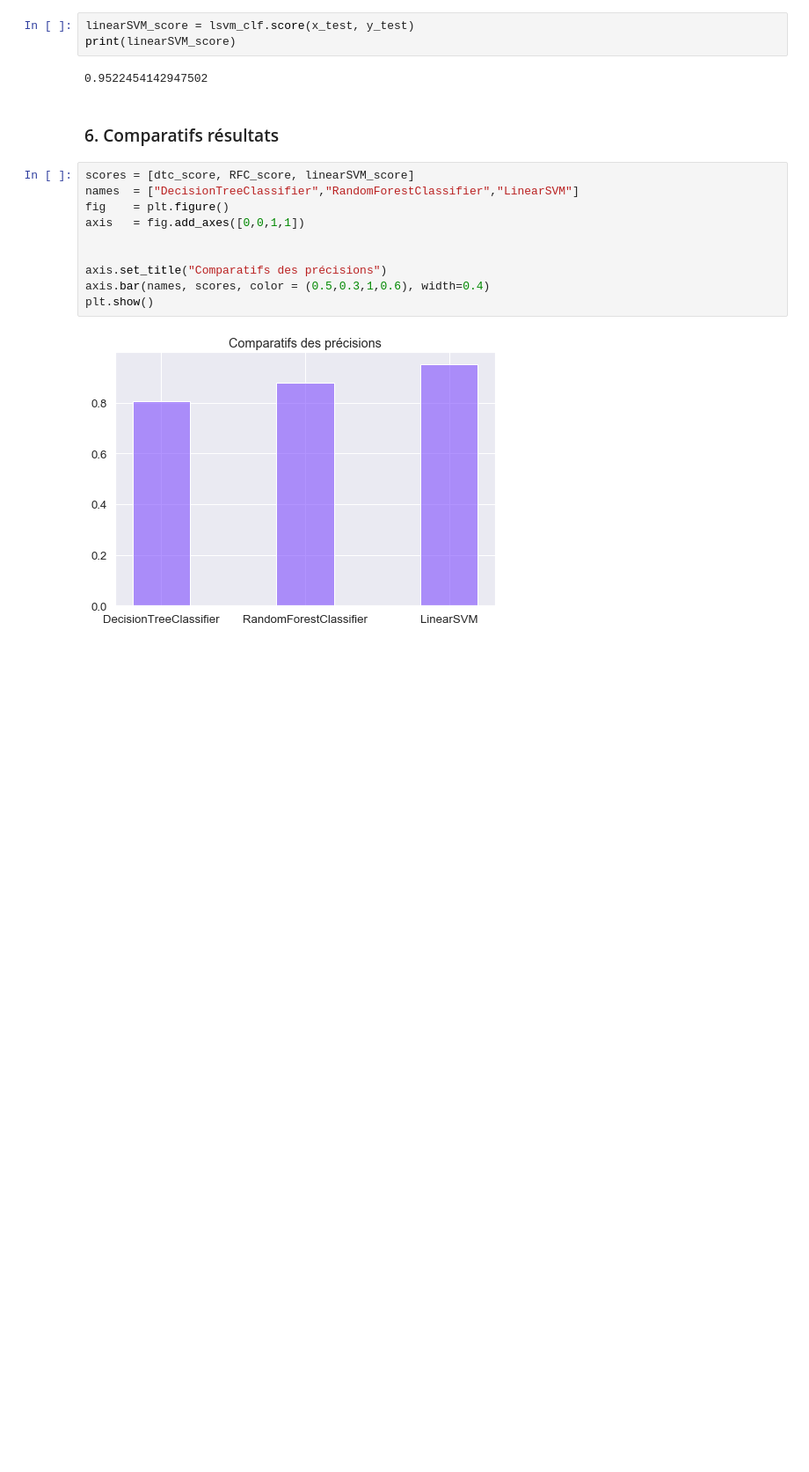
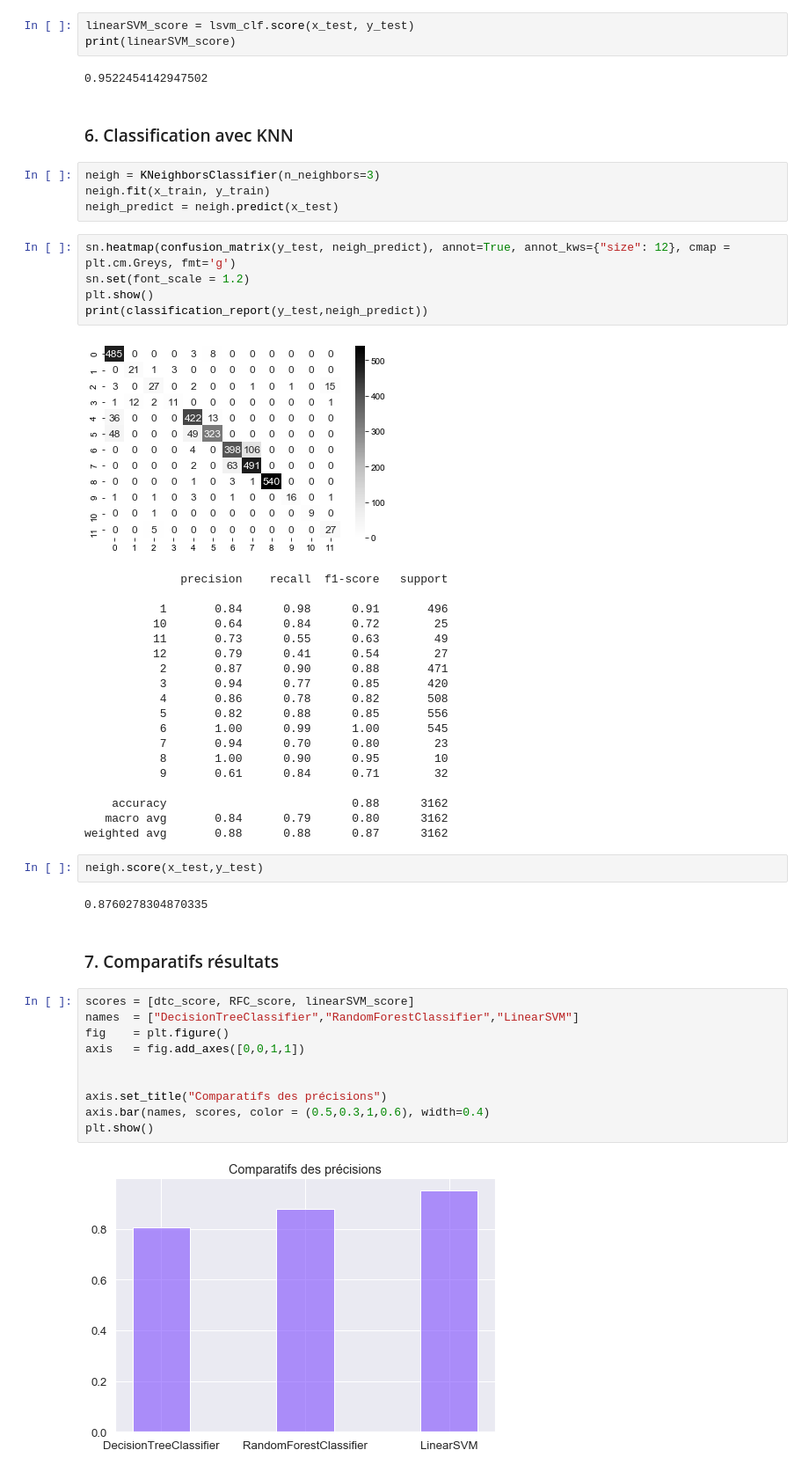
Before and after one commit to HenD-11/PythonForDataAnalysis, a Jupyter notebook: final_project.ipynb, the cells around one changed output. Shown: that part at 88% size. Saved outputs shown, nothing was run; the diff lists cells and outputs as text; blank space fills up the shorter version.

```diff
--- a/final_project.ipynb
+++ b/final_project.ipynb
@@ -198,8 +198,43 @@ linearSVM_score = lsvm_clf.score(x_test, y_test)
 print(linearSVM_score)
 # %% [output]
 0.9522454142947502
+# %% [markdown]
+### 6. Classification avec KNN
+# %%
+neigh = KNeighborsClassifier(n_neighbors=3)
+neigh.fit(x_train, y_train)
+neigh_predict = neigh.predict(x_test)
+# %%
+sn.heatmap(confusion_matrix(y_test, neigh_predict), annot=True, annot_kws={"size": 12}, cmap = plt.cm.Greys, fmt='g')
+sn.set(font_scale = 1.2)
+plt.show()
+print(classification_report(y_test,neigh_predict))
+# %% [output]
+[figure, added]
+              precision    recall  f1-score   support
+
+           1       0.84      0.98      0.91       496
+          10       0.64      0.84      0.72        25
+          11       0.73      0.55      0.63        49
+          12       0.79      0.41      0.54        27
+           2       0.87      0.90      0.88       471
+           3       0.94      0.77      0.85       420
+           4       0.86      0.78      0.82       508
+           5       0.82      0.88      0.85       556
+           6       1.00      0.99      1.00       545
+           7       0.94      0.70      0.80        23
+           8       1.00      0.90      0.95        10
+           9       0.61      0.84      0.71        32
+
+    accuracy                           0.88      3162
+   macro avg       0.84      0.79      0.80      3162
+weighted avg       0.88      0.88      0.87      3162
+# %%
+neigh.score(x_test,y_test)
+# %% [output]
+0.8760278304870335
 # %% [markdown]
-### 6. Comparatifs résultats
+### 7. Comparatifs résultats
 # %%
 scores = [dtc_score, RFC_score, linearSVM_score]
 names  = ["DecisionTreeClassifier","RandomForestClassifier","LinearSVM"]
```
Also changed, not shown: parts of 3 cells of this notebook.
